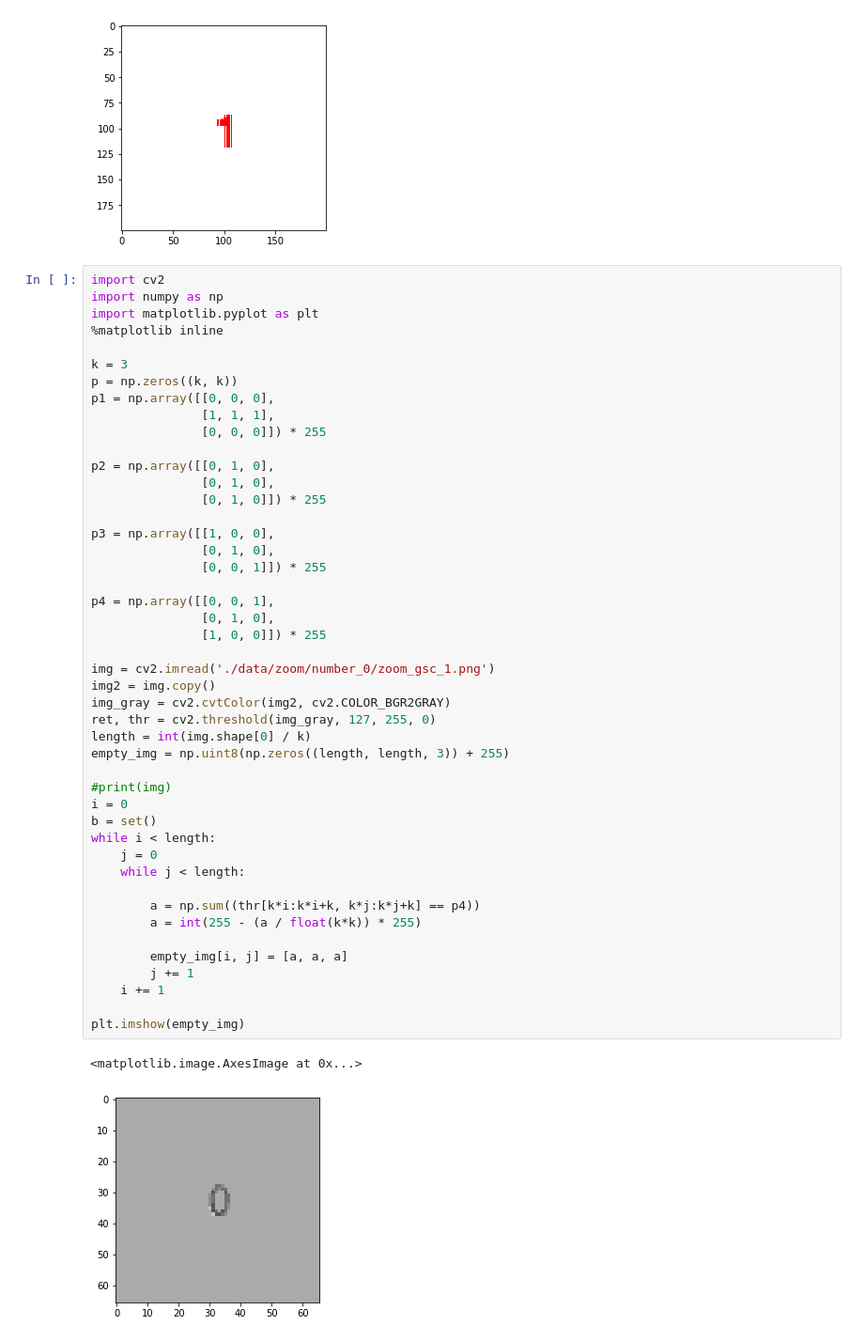
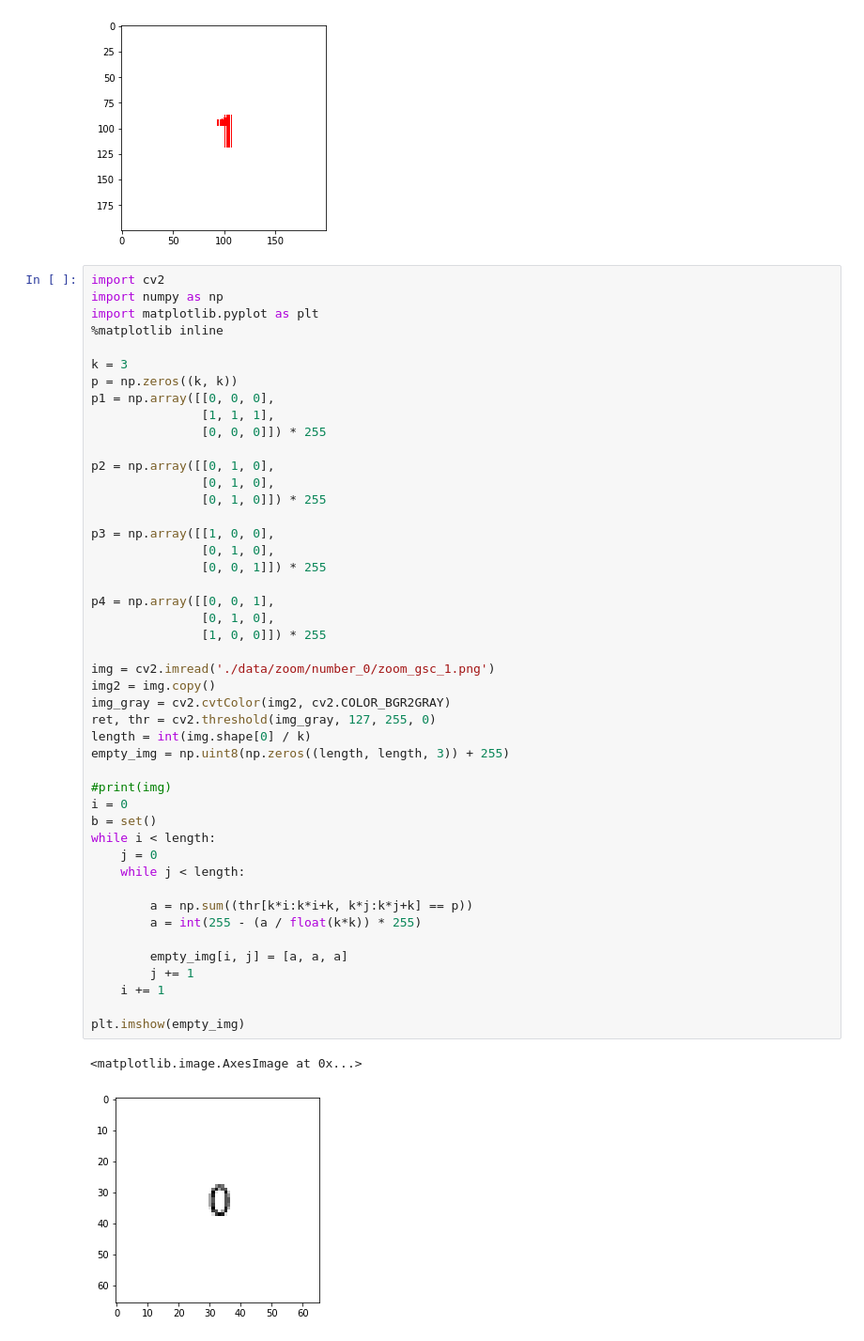
Before and after one commit to KyungjeCho/pattern-recognition-module-1, a Jupyter notebook: Feature_extraction.ipynb, the cells around one changed output. Shown at 94% size. Saved outputs shown, nothing was run; the diff lists cells and outputs as text.

```diff
--- a/Feature_extraction.ipynb
+++ b/Feature_extraction.ipynb
@@ -387,32 +387,32 @@ p3 = np.array([[1, 0, 0],
                [0, 1, 0],
                [0, 0, 1]]) * 255
 
 p4 = np.array([[0, 0, 1],
                [0, 1, 0],
                [1, 0, 0]]) * 255
 
 img = cv2.imread('./data/zoom/number_0/zoom_gsc_1.png')
 img2 = img.copy()
 img_gray = cv2.cvtColor(img2, cv2.COLOR_BGR2GRAY)
 ret, thr = cv2.threshold(img_gray, 127, 255, 0)
 length = int(img.shape[0] / k)
 empty_img = np.uint8(np.zeros((length, length, 3)) + 255)
 
 #print(img)
 i = 0
 b = set()
 while i < length:
     j = 0
     while j < length:
 
-        a = np.sum((thr[k*i:k*i+k, k*j:k*j+k] == p4))
+        a = np.sum((thr[k*i:k*i+k, k*j:k*j+k] == p))
         a = int(255 - (a / float(k*k)) * 255)
 
         empty_img[i, j] = [a, a, a]
         j += 1
     i += 1
 
 plt.imshow(empty_img)
 # %% [output]
 <matplotlib.image.AxesImage at 0x...>
-[figure, old version]
+[figure, new version]
```
Also changed, not shown: parts of 7 cells of this notebook, 1 other file.
